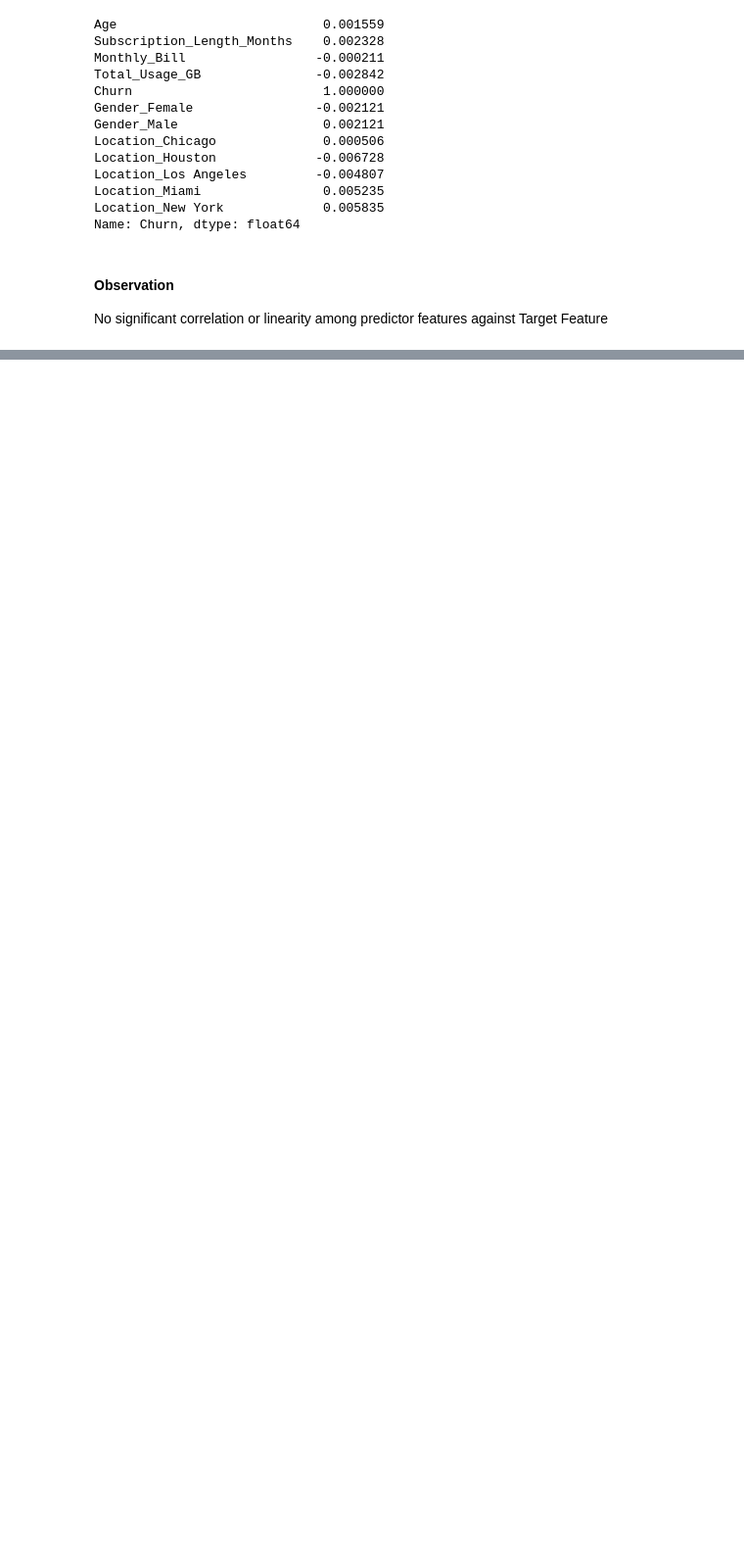
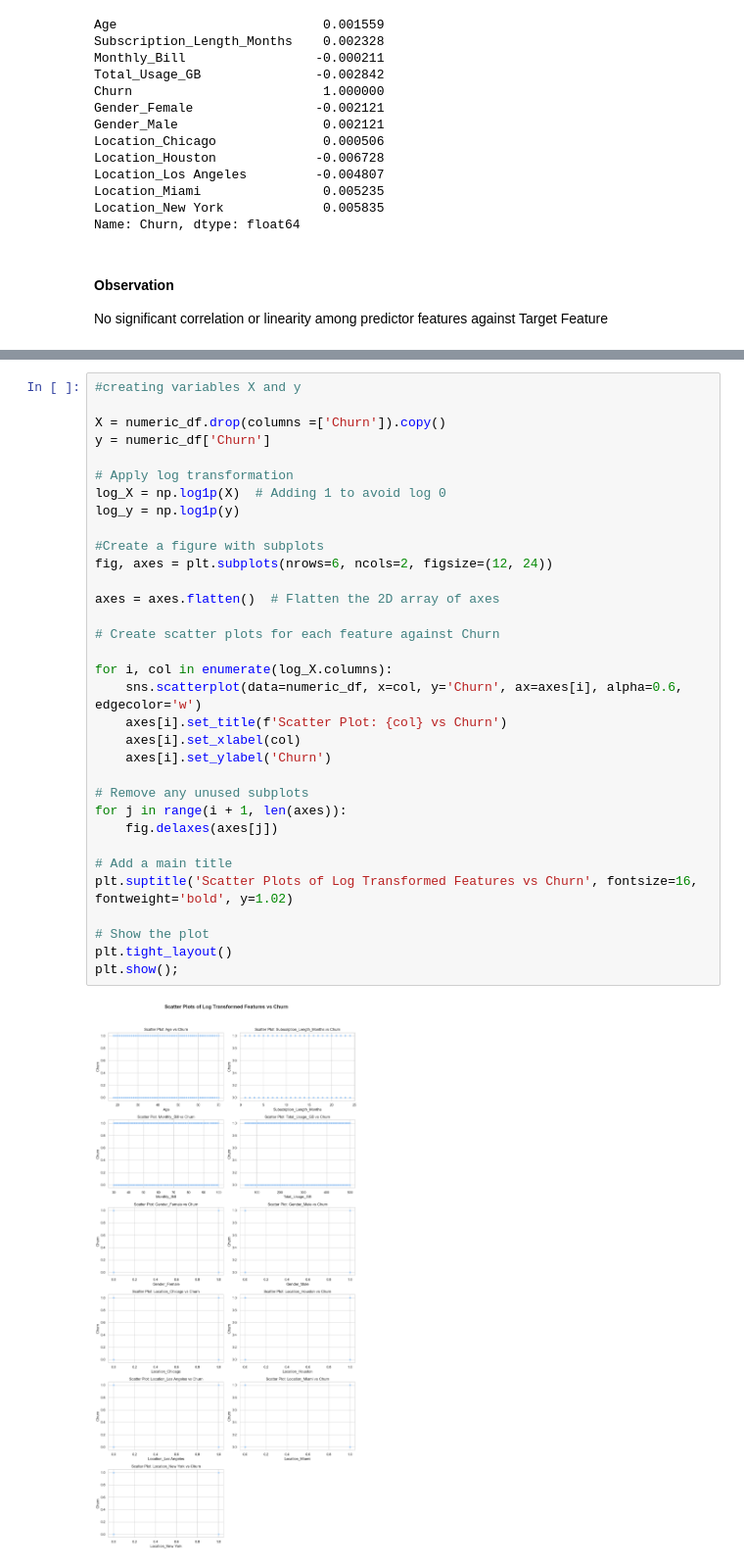
Before and after one commit to She-LoyceTsuma/Customer-Churn-Prediction, a Jupyter notebook: notebook.ipynb, the cells around one changed output, grey strips where cells are left out. Shown at 98% size. Cells and saved outputs as stored; diff of their text form; blank space fills up the shorter version.

```diff
--- a/notebook.ipynb
+++ b/notebook.ipynb
@@ -414,0 +418,35 @@ No significant correlation or linearity among predictor features against Target
+# %%
+#creating variables X and y
+
+X = numeric_df.drop(columns =['Churn']).copy()
+y = numeric_df['Churn']
+
+# Apply log transformation
+log_X = np.log1p(X)  # Adding 1 to avoid log 0
+log_y = np.log1p(y)
+
+#Create a figure with subplots
+fig, axes = plt.subplots(nrows=6, ncols=2, figsize=(12, 24))
+
+axes = axes.flatten()  # Flatten the 2D array of axes
+
+# Create scatter plots for each feature against Churn
+
+for i, col in enumerate(log_X.columns):
+    sns.scatterplot(data=numeric_df, x=col, y='Churn', ax=axes[i], alpha=0.6, edgecolor='w')
+    axes[i].set_title(f'Scatter Plot: {col} vs Churn')
+    axes[i].set_xlabel(col)
+    axes[i].set_ylabel('Churn')
+
+# Remove any unused subplots
+for j in range(i + 1, len(axes)):
+    fig.delaxes(axes[j])
+
+# Add a main title
+plt.suptitle('Scatter Plots of Log Transformed Features vs Churn', fontsize=16, fontweight='bold', y=1.02)
+
+# Show the plot
+plt.tight_layout()
+plt.show();
+# %% [output]
+[figure, added]
```
Also changed, not shown: parts of 31 cells of this notebook.
